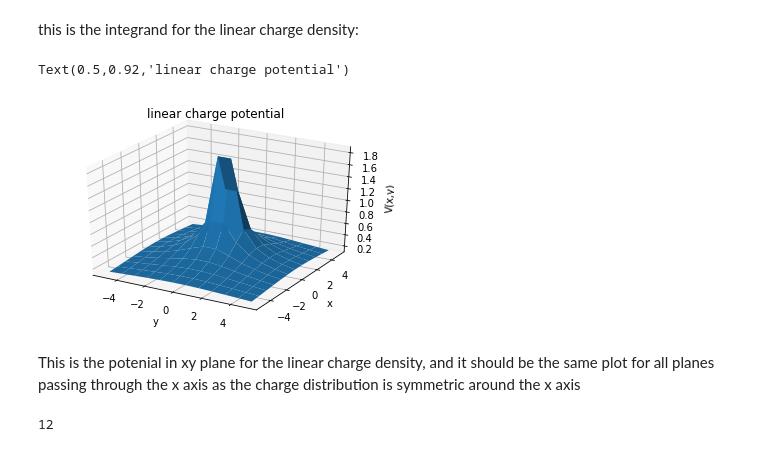
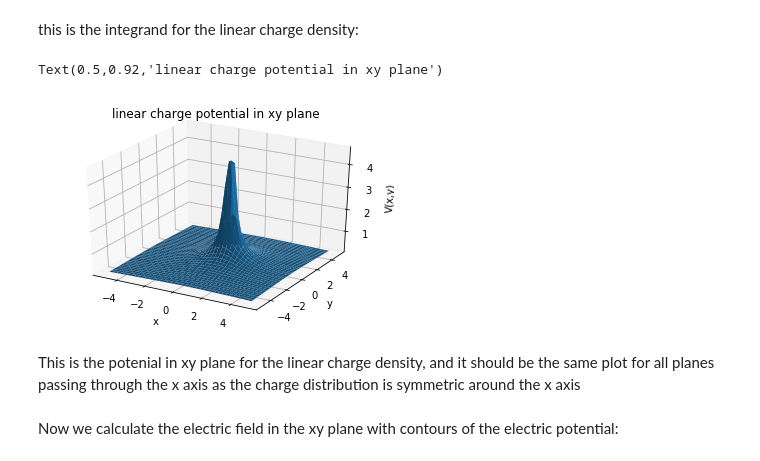
Before and after one commit to Phys7321/hw02-integrations-AsemHabashi, a Jupyter notebook: Solution to HW2, version2.ipynb, the cells around one changed output. Cells and saved outputs as stored; diff of their text form; code cells hidden in the pictures.

```diff
--- a/Solution to HW2, version2.ipynb
+++ b/Solution to HW2, version2.ipynb
@@ -6,7 +8,7 @@ import numpy,scipy
 dim = dimensions of x&y plane to explore the potential, points = number of points in one dimension of the grid
 # %%
 dim=5
-points=12
+points=40
 # %%
 xgrid=numpy.linspace(-dim,dim,points)
 ygrid=numpy.linspace(-dim,dim,points)
@@ -41,17 +42,19 @@ for i in range(points):
 # %%
-X,Y=numpy.meshgrid(xgrid,ygrid)
+X,Y=numpy.meshgrid(xgrid,ygrid,indexing='ij')
 
 fig = plt.figure()
 ax = fig.gca(projection='3d')
 ax.plot_surface(X, Y, V)
-ax.set_xlabel('y')
-ax.set_ylabel('x')
+ax.set_xlabel('x')
+ax.set_ylabel('y')
 ax.set_zlabel('V(x,y)')
 ax.set_title('linear charge potential in xy plane')
 # %% [output]
-Text(0.5,0.92,'linear charge potential')
+Text(0.5,0.92,'linear charge potential in xy plane')
-[figure, old version]
+[figure, new version]
 # %% [markdown]
 This is the potenial in xy plane for the linear charge density, and it should be the same plot for all planes passing
 through the x axis as the charge distribution is symmetric around the x axis
+# %% [markdown]
+Now we calculate the electric field in the xy plane with contours of the electric potential:
 # %%
@@ -63,5 +69 @@ Ey=-numpy.diff(V)/numpy.diff(ygrid)
-# %%
-len(Ex)
-# %% [output]
-12
 # %%
```
Also changed, not shown: parts of 16 cells of this notebook, 2 other files.
